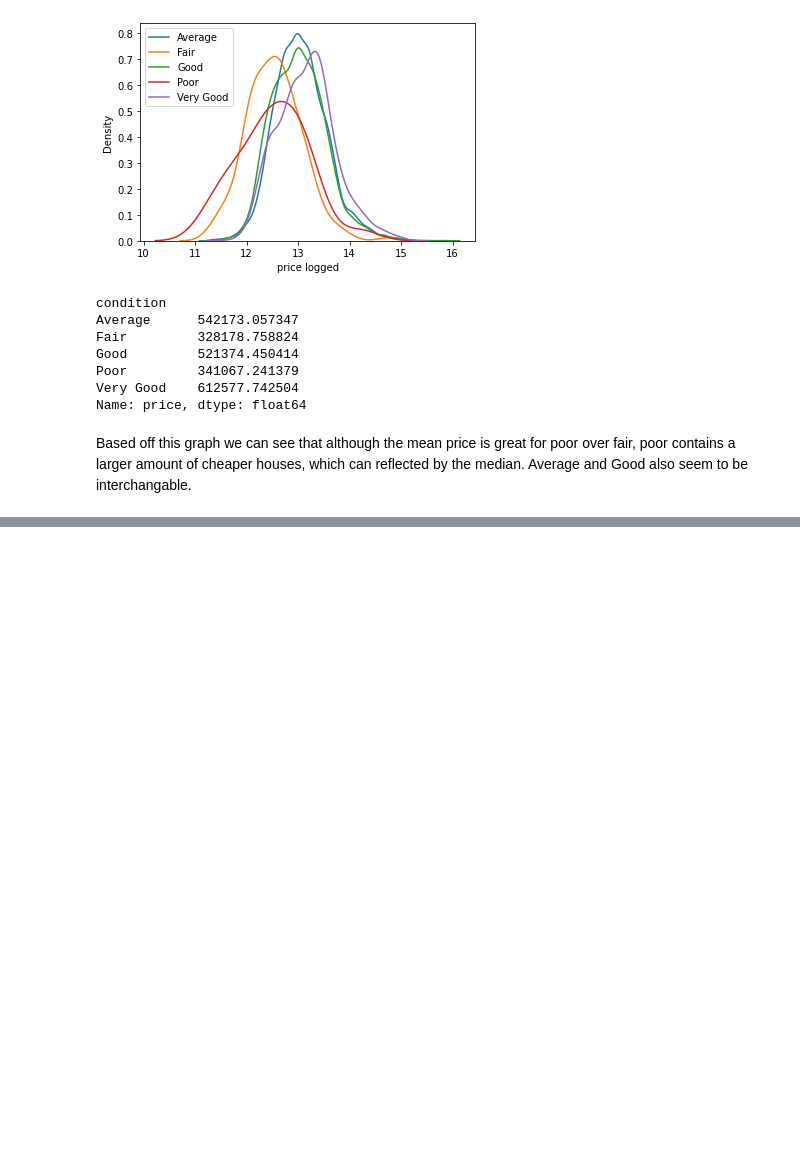
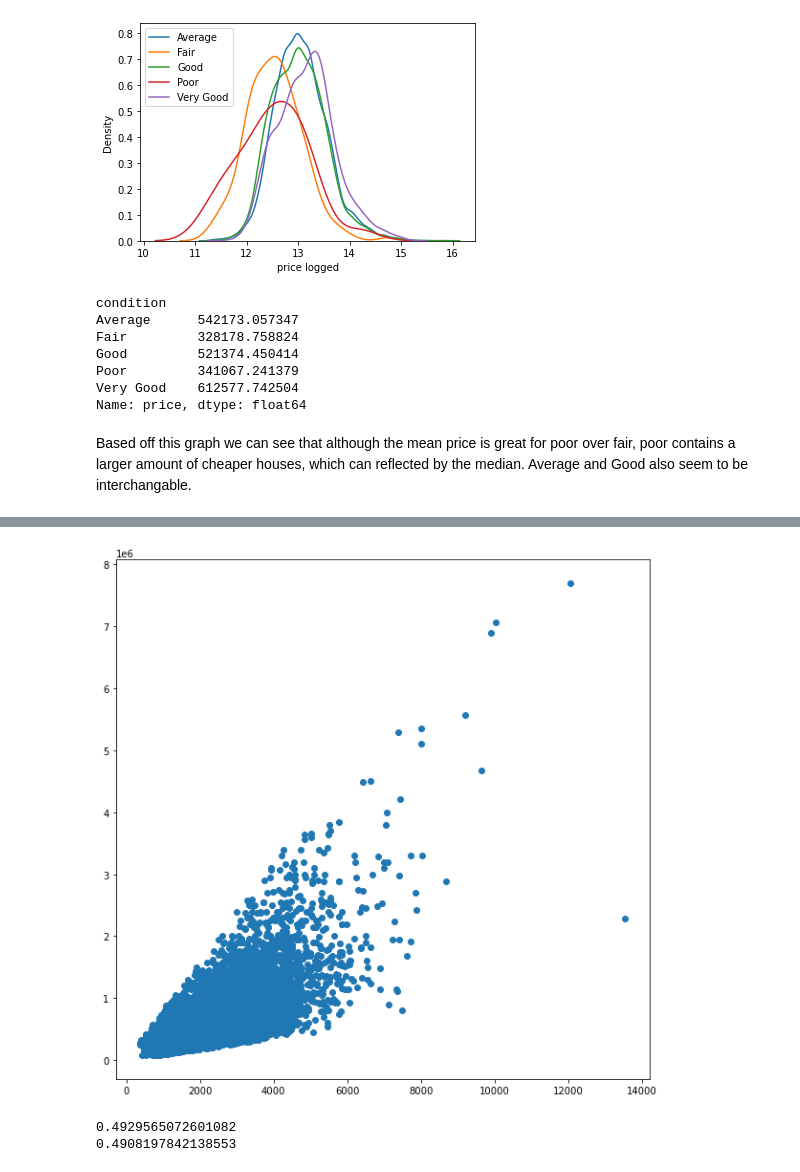
Before and after one commit to daniellejenkins17/Helping_Homebuyers_Buy_Houses, a Jupyter notebook: jalils_work/early_eda.ipynb, the cells around one changed output, grey strips where cells are left out. Saved outputs shown, nothing was run; the diff lists cells and outputs as text; code cells hidden in the pictures; blank space fills up the shorter version.

```diff
--- a/jalils_work/early_eda.ipynb
+++ b/jalils_work/early_eda.ipynb
@@ -164,0 +202,16 @@ Based off this graph we can see that although the mean price is great for poor o
+# %%
+
+plt.figure(figsize=(10, 10))
+plt.scatter(house_data.sqft_living,house_data.price)
+plt.show()
+# %% [output]
+[figure, added]
+# %%
+X_train, X_test, y_train, y_test = train_test_split(house_data[['sqft_living']], house_data['price'], test_size = 0.2)
+regressor = LinearRegression()
+regressor.fit(X_train, y_train)
+print(regressor.score(X_train,y_train))
+print(regressor.score(X_test, y_test))
+# %% [output]
+0.4929565072601082
+0.4908197842138553
```
Also changed, not shown: parts of 17 cells of this notebook, 10 other files.
